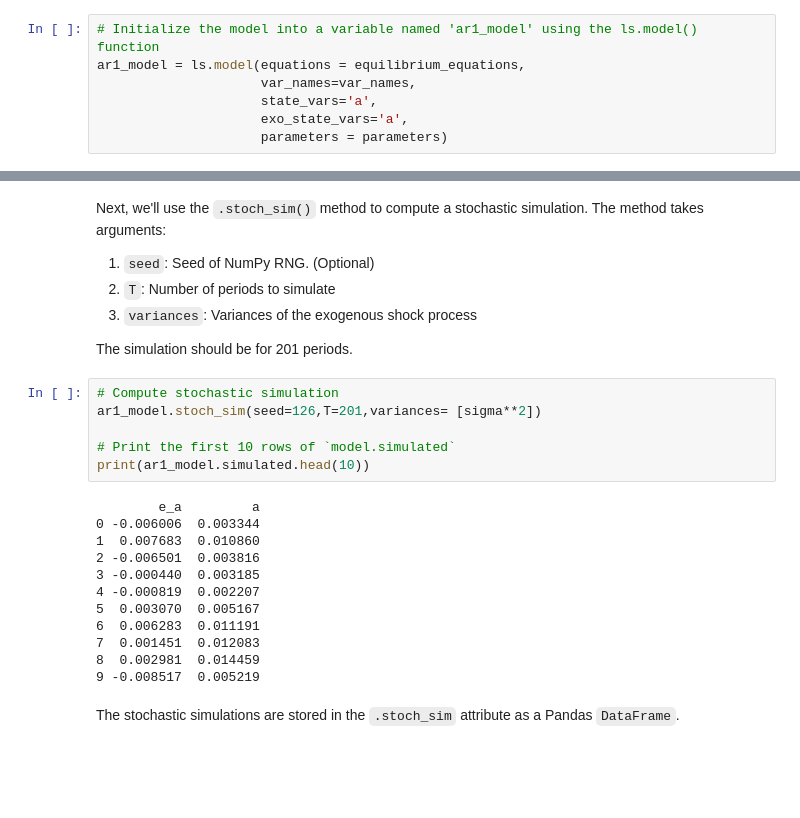
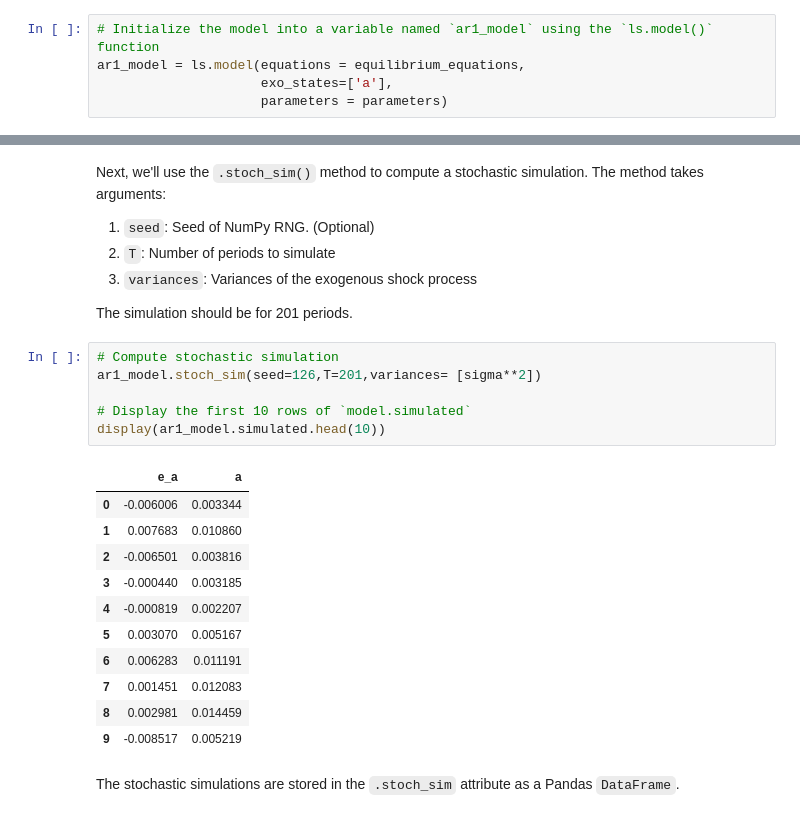
Before and after one commit to letsgoexploring/econ126, a Jupyter notebook: Lecture Notebooks/Econ126_Class_11.ipynb, the cells around one changed output, grey strips where cells are left out. Saved outputs shown, nothing was run; the diff lists cells and outputs as text; blank space fills up the shorter version.

```diff
--- a/Lecture Notebooks/Econ126_Class_11.ipynb
+++ b/Lecture Notebooks/Econ126_Class_11.ipynb
@@ -118,9 +110,7 @@ def equilibrium_equations(variables_forward,variables_current,parameters):
 # %%
-# Initialize the model into a variable named 'ar1_model' using the ls.model() function
+# Initialize the model into a variable named `ar1_model` using the `ls.model()` function
 ar1_model = ls.model(equations = equilibrium_equations,
-                     var_names=var_names,
-                     state_vars='a',
-                     exo_state_vars='a',
+                     exo_states=['a'],
                      parameters = parameters)
 # %% [markdown]
 **Step 4:** Set the steady state of the model. Either use the `.compute_ss()` method which requires an initial guess of what the steady state is. Or set the steady state `.ss` attribute directly.
@@ -212,21 +208,21 @@ The simulation should be for 201 periods.
 # %%
 # Compute stochastic simulation
 ar1_model.stoch_sim(seed=126,T=201,variances= [sigma**2])
 
-# Print the first 10 rows of `model.simulated`
-print(ar1_model.simulated.head(10))
+# Display the first 10 rows of `model.simulated`
+display(ar1_model.simulated.head(10))
 # %% [output]
-        e_a         a
-0 -0.006006  0.003344
-1  0.007683  0.010860
-2 -0.006501  0.003816
-3 -0.000440  0.003185
-4 -0.000819  0.002207
-5  0.003070  0.005167
-6  0.006283  0.011191
-7  0.001451  0.012083
-8  0.002981  0.014459
-9 -0.008517  0.005219
+|  | e_a | a |
+| 0 | -0.006006 | 0.003344 |
+| 1 | 0.007683 | 0.010860 |
+| 2 | -0.006501 | 0.003816 |
+| 3 | -0.000440 | 0.003185 |
+| 4 | -0.000819 | 0.002207 |
+| 5 | 0.003070 | 0.005167 |
+| 6 | 0.006283 | 0.011191 |
+| 7 | 0.001451 | 0.012083 |
+| 8 | 0.002981 | 0.014459 |
+| 9 | -0.008517 | 0.005219 |
 # %% [markdown]
 The stochastic simulations are stored in the `.stoch_sim` attribute as a Pandas `DataFrame`.
 # %%
```
Also changed, not shown: parts of 32 cells of this notebook, 2 other files.
